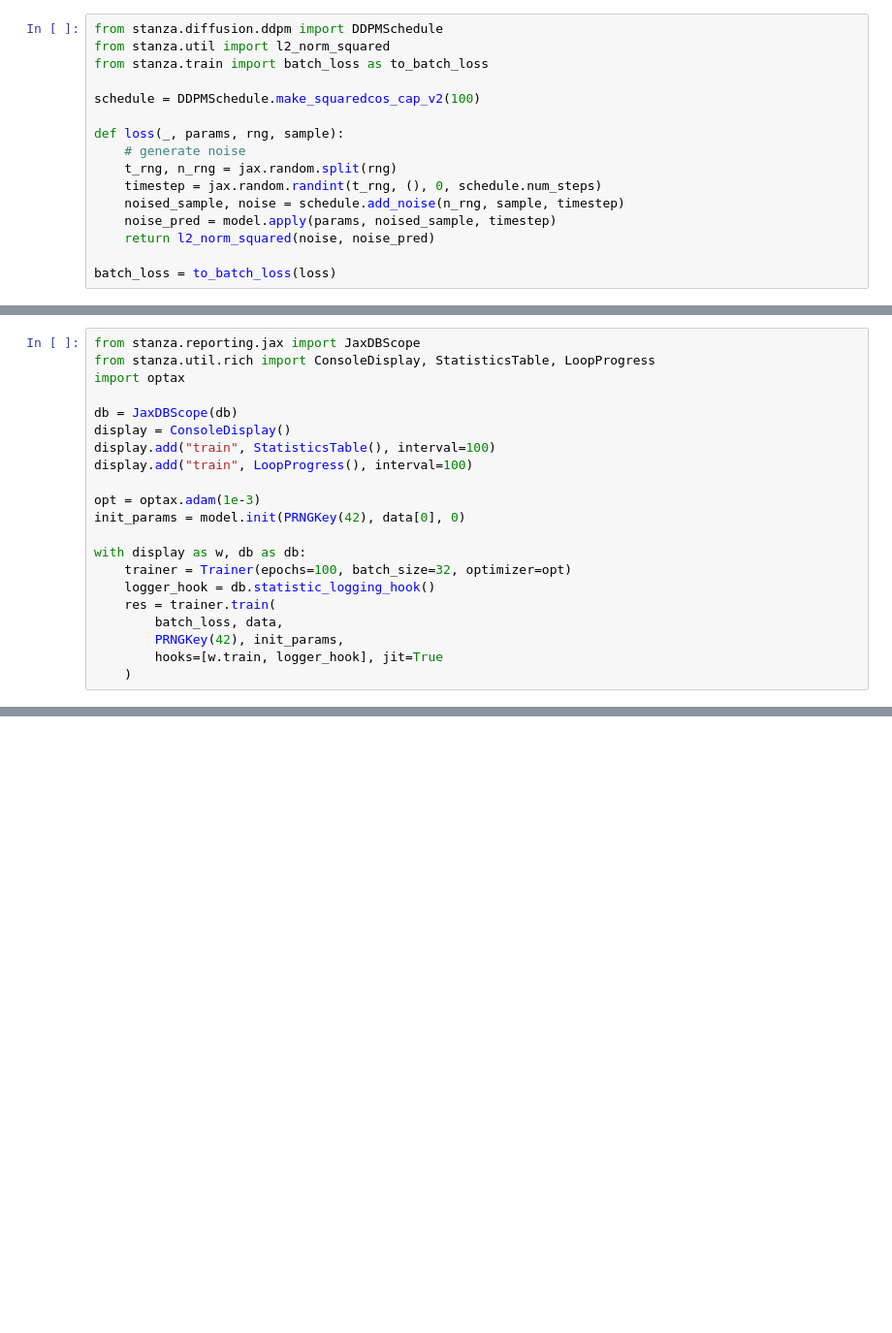
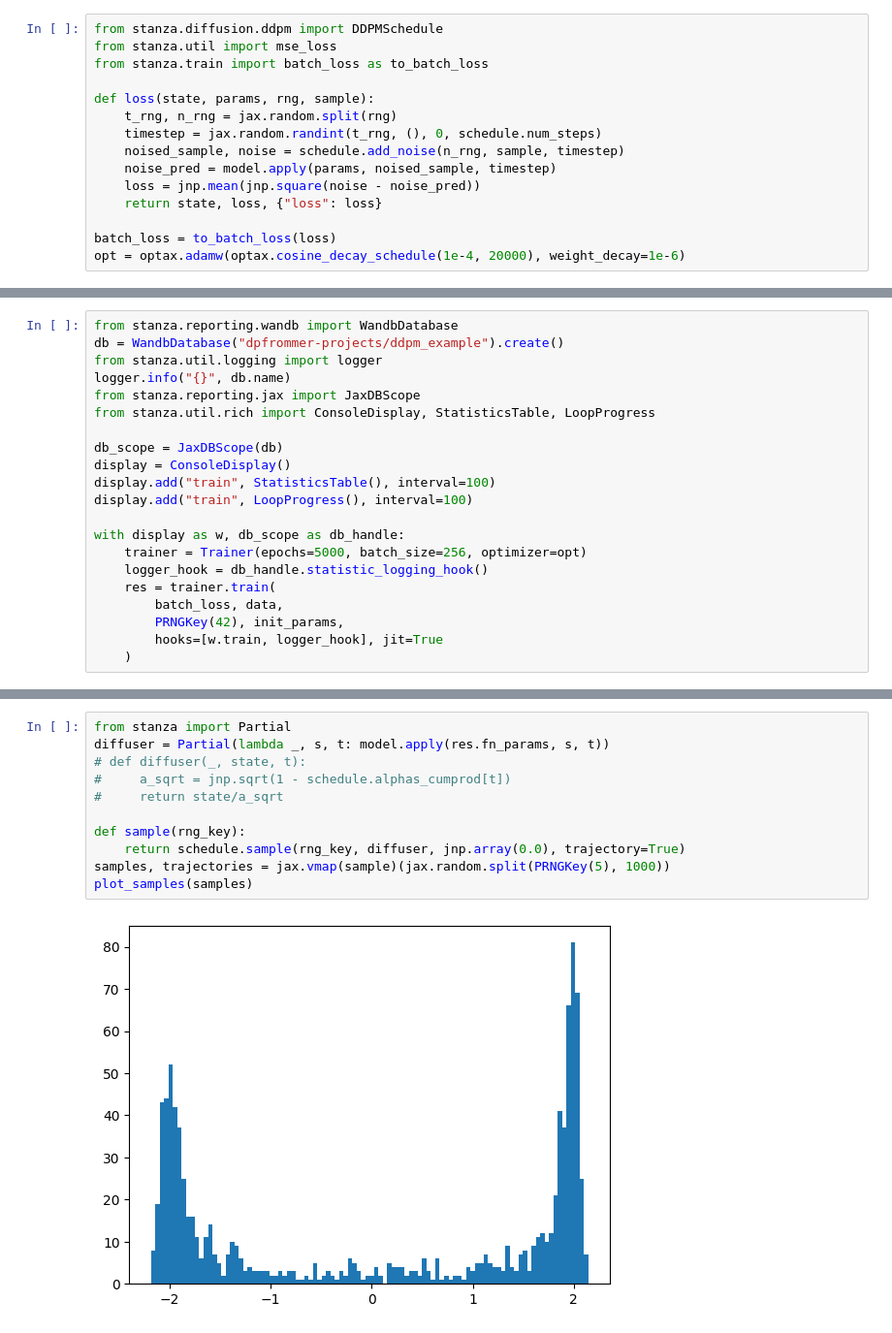
Before and after one commit to foundry-ai/foundry, a Jupyter notebook: notebooks/diffusion.ipynb, the cells around one changed output, grey strips where cells are left out. Shown at 97% size. Cells and saved outputs as stored; diff of their text form; blank space fills up the shorter version.

```diff
--- a/notebooks/diffusion.ipynb
+++ b/notebooks/diffusion.ipynb
@@ -52,16 +72,15 @@ model = DiffuseMLP([128, 256, 128])
 # %%
 from stanza.diffusion.ddpm import DDPMSchedule
-from stanza.util import l2_norm_squared
+from stanza.util import mse_loss
 from stanza.train import batch_loss as to_batch_loss
 
-schedule = DDPMSchedule.make_squaredcos_cap_v2(100)
-
-def loss(_, params, rng, sample):
-    # generate noise
+def loss(state, params, rng, sample):
     t_rng, n_rng = jax.random.split(rng)
     timestep = jax.random.randint(t_rng, (), 0, schedule.num_steps)
     noised_sample, noise = schedule.add_noise(n_rng, sample, timestep)
     noise_pred = model.apply(params, noised_sample, timestep)
-    return l2_norm_squared(noise, noise_pred)
+    loss = jnp.mean(jnp.square(noise - noise_pred))
+    return state, loss, {"loss": loss}
 
 batch_loss = to_batch_loss(loss)
+opt = optax.adamw(optax.cosine_decay_schedule(1e-4, 20000), weight_decay=1e-6)
@@ -84,19 +87,19 @@ View run at https://wandb.ai/dpfrommer-projects/ddpm_example/runs/vbk1wr5x
 # %%
+from stanza.reporting.wandb import WandbDatabase
+db = WandbDatabase("dpfrommer-projects/ddpm_example").create()
+from stanza.util.logging import logger
+logger.info("{}", db.name)
 from stanza.reporting.jax import JaxDBScope
 from stanza.util.rich import ConsoleDisplay, StatisticsTable, LoopProgress
-import optax
 
-db = JaxDBScope(db)
+db_scope = JaxDBScope(db)
 display = ConsoleDisplay()
 display.add("train", StatisticsTable(), interval=100)
 display.add("train", LoopProgress(), interval=100)
 
-opt = optax.adam(1e-3)
-init_params = model.init(PRNGKey(42), data[0], 0)
-
-with display as w, db as db:
-    trainer = Trainer(epochs=100, batch_size=32, optimizer=opt)
-    logger_hook = db.statistic_logging_hook()
+with display as w, db_scope as db_handle:
+    trainer = Trainer(epochs=5000, batch_size=256, optimizer=opt)
+    logger_hook = db_handle.statistic_logging_hook()
     res = trainer.train(
         batch_loss, data,
         PRNGKey(42), init_params,
@@ -106,0 +123,13 @@ TypeError: 'int' object is not subscriptable
+# %%
+from stanza import Partial
+diffuser = Partial(lambda _, s, t: model.apply(res.fn_params, s, t))
+# def diffuser(_, state, t):
+#     a_sqrt = jnp.sqrt(1 - schedule.alphas_cumprod[t])
+#     return state/a_sqrt
+
+def sample(rng_key):
+    return schedule.sample(rng_key, diffuser, jnp.array(0.0), trajectory=True)
+samples, trajectories = jax.vmap(sample)(jax.random.split(PRNGKey(5), 1000))
+plot_samples(samples)
+# %% [output]
+[figure, added]
```
Also changed, not shown: parts of 10 cells of this notebook, 18 other files.
